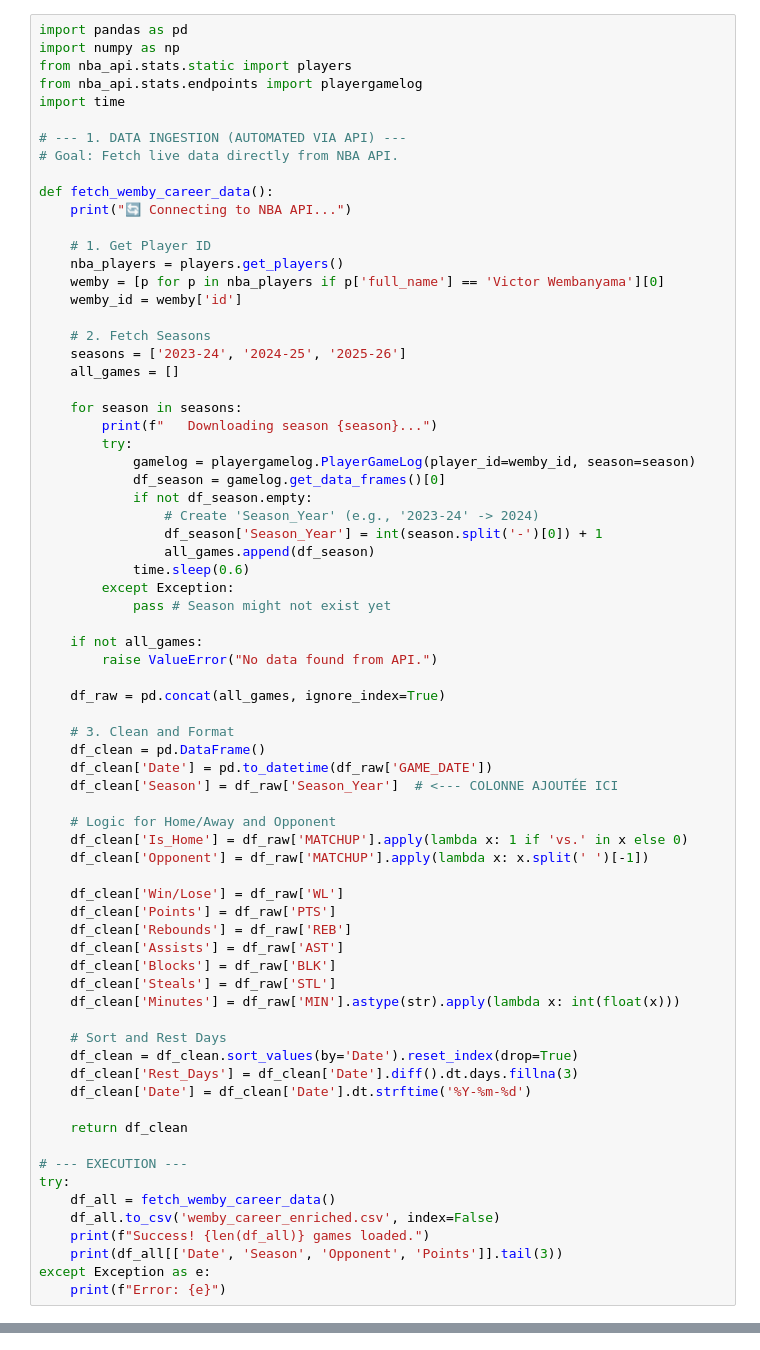
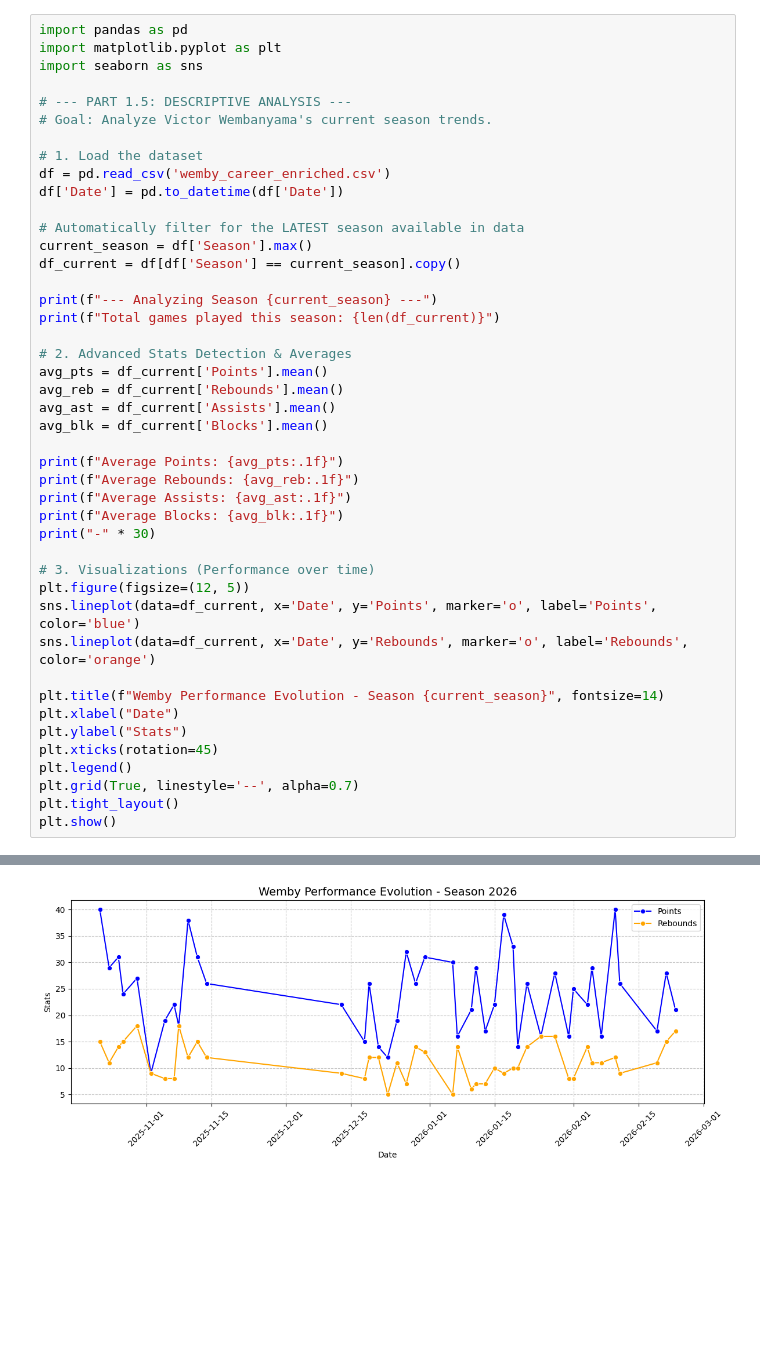
Before and after one commit to Owenwnv/Wemby_Stats_25_26, a Jupyter notebook: advanced_predictions/Analyse_Wemby2.ipynb, the cells around one changed output, grey strips where cells are left out. Drawn from its saved outputs; the diff is of its cells as text; blank space fills up the shorter version.

```diff
--- a/advanced_predictions/Analyse_Wemby2.ipynb
+++ b/advanced_predictions/Analyse_Wemby2.ipynb
@@ -156,73 +180,45 @@ Name: 152, dtype: object
 # %%
 import pandas as pd
-import numpy as np
-from nba_api.stats.static import players
-from nba_api.stats.endpoints import playergamelog
-import time
+import matplotlib.pyplot as plt
+import seaborn as sns
 
-# --- 1. DATA INGESTION (AUTOMATED VIA API) ---
-# Goal: Fetch live data directly from NBA API.
+# --- PART 1.5: DESCRIPTIVE ANALYSIS ---
+# Goal: Analyze Victor Wembanyama's current season trends.
 
-def fetch_wemby_career_data():
-    print("🔄 Connecting to NBA API...")
+# 1. Load the dataset
+df = pd.read_csv('wemby_career_enriched.csv')
+df['Date'] = pd.to_datetime(df['Date'])
 
-    # 1. Get Player ID
-    nba_players = players.get_players()
-    wemby = [p for p in nba_players if p['full_name'] == 'Victor Wembanyama'][0]
-    wemby_id = wemby['id']
+# Automatically filter for the LATEST season available in data
+current_season = df['Season'].max()
+df_current = df[df['Season'] == current_season].copy()
 
-    # 2. Fetch Seasons
-    seasons = ['2023-24', '2024-25', '2025-26']
-    all_games = []
+print(f"--- Analyzing Season {current_season} ---")
+print(f"Total games played this season: {len(df_current)}")
 
-    for season in seasons:
-        print(f"   Downloading season {season}...")
-        try:
-            gamelog = playergamelog.PlayerGameLog(player_id=wemby_id, season=season)
-            df_season = gamelog.get_data_frames()[0]
-            if not df_season.empty:
-                # Create 'Season_Year' (e.g., '2023-24' -> 2024)
-                df_season['Season_Year'] = int(season.split('-')[0]) + 1
-                all_games.append(df_season)
-            time.sleep(0.6)
-        except Exception:
-            pass # Season might not exist yet
+# 2. Advanced Stats Detection & Averages
+avg_pts = df_current['Points'].mean()
+avg_reb = df_current['Rebounds'].mean()
+avg_ast = df_current['Assists'].mean()
+avg_blk = df_current['Blocks'].mean()
 
-    if not all_games:
-        raise ValueError("No data found from API.")
+print(f"Average Points: {avg_pts:.1f}")
+print(f"Average Rebounds: {avg_reb:.1f}")
+print(f"Average Assists: {avg_ast:.1f}")
+print(f"Average Blocks: {avg_blk:.1f}")
+print("-" * 30)
 
-    df_raw = pd.concat(all_games, ignore_index=True)
+# 3. Visualizations (Performance over time)
+plt.figure(figsize=(12, 5))
+sns.lineplot(data=df_current, x='Date', y='Points', marker='o', label='Points', color='blue')
+sns.lineplot(data=df_current, x='Date', y='Rebounds', marker='o', label='Rebounds', color='orange')
 
-    # 3. Clean and Format
-    df_clean = pd.DataFrame()
-    df_clean['Date'] = pd.to_datetime(df_raw['GAME_DATE'])
-    df_clean['Season'] = df_raw['Season_Year']  # <--- COLONNE AJOUTÉE ICI
-
-    # Logic for Home/Away and Opponent
-    df_clean['Is_Home'] = df_raw['MATCHUP'].apply(lambda x: 1 if 'vs.' in x else 0)
-    df_clean['Opponent'] = df_raw['MATCHUP'].apply(lambda x: x.split(' ')[-1])
-
-    df_clean['Win/Lose'] = df_raw['WL']
-    df_clean['Points'] = df_raw['PTS']
-    df_clean['Rebounds'] = df_raw['REB']
-    df_clean['Assists'] = df_raw['AST']
-    df_clean['Blocks'] = df_raw['BLK']
-    df_clean['Steals'] = df_raw['STL']
-    df_clean['Minutes'] = df_raw['MIN'].astype(str).apply(lambda x: int(float(x)))
-
-    # Sort and Rest Days
-    df_clean = df_clean.sort_values(by='Date').reset_index(drop=True)
-    df_clean['Rest_Days'] = df_clean['Date'].diff().dt.days.fillna(3)
-    df_clean['Date'] = df_clean['Date'].dt.strftime('%Y-%m-%d')
-
-    return df_clean
-
-# --- EXECUTION ---
-try:
-    df_all = fetch_wemby_career_data()
-    df_all.to_csv('wemby_career_enriched.csv', index=False)
-    print(f"Success! {len(df_all)} games loaded.")
-    print(df_all[['Date', 'Season', 'Opponent', 'Points']].tail(3))
-except Exception as e:
-    print(f"Error: {e}")
+plt.title(f"Wemby Performance Evolution - Season {current_season}", fontsize=14)
+plt.xlabel("Date")
+plt.ylabel("Stats")
+plt.xticks(rotation=45)
+plt.legend()
+plt.grid(True, linestyle='--', alpha=0.7)
+plt.tight_layout()
+plt.show()
 # %% [output]
@@ -238 +232,2 @@ Success! 153 games loaded.
+[figure, added]
 # %%
```
Also changed, not shown: parts of 8 cells of this notebook, 1 other file.
